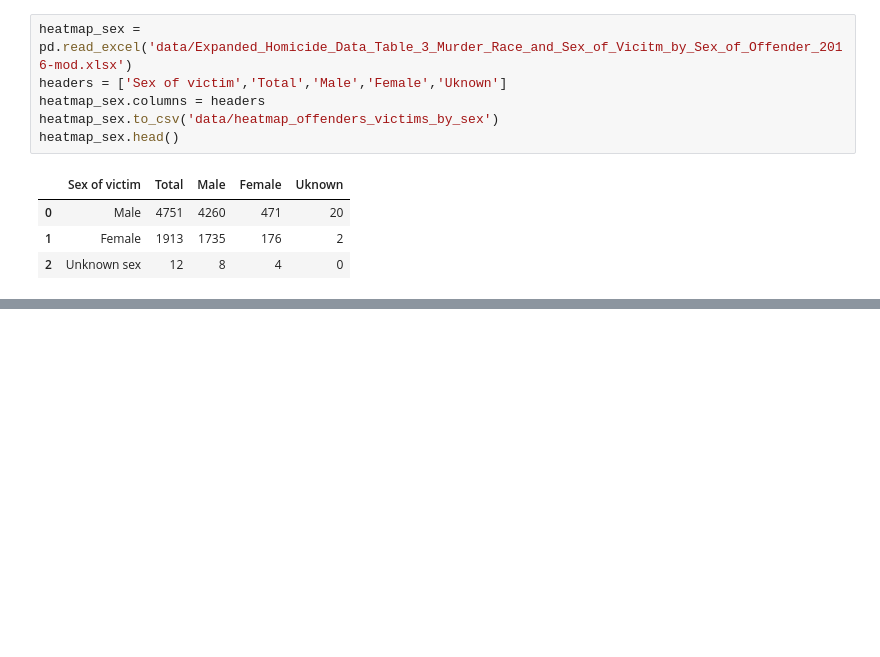
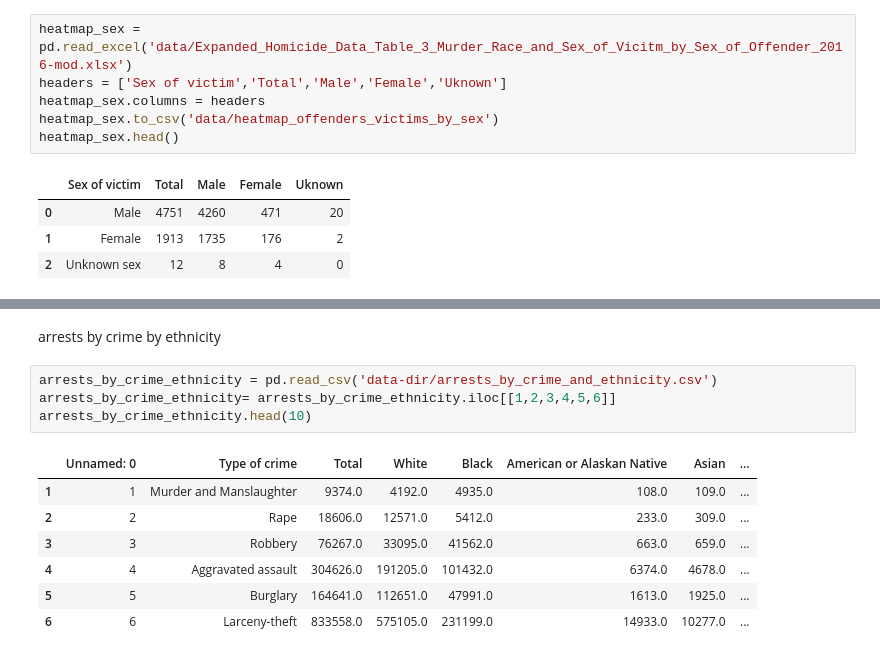
Before and after one commit to JahnabDutta/dv-min-project, a Jupyter notebook: app.ipynb, the cells around one changed output, grey strips where cells are left out. Saved outputs shown, nothing was run; the diff lists cells and outputs as text; blank space fills up the shorter version.

```diff
--- a/app.ipynb
+++ b/app.ipynb
@@ -214,0 +198,14 @@ import geopandas as gpd
+# %% [markdown]
+arrests by crime by ethnicity
+# %%
+arrests_by_crime_ethnicity = pd.read_csv('data-dir/arrests_by_crime_and_ethnicity.csv')
+arrests_by_crime_ethnicity= arrests_by_crime_ethnicity.iloc[[1,2,3,4,5,6]]
+arrests_by_crime_ethnicity.head(10)
+# %% [output]
+|  | Unnamed: 0 | Type of crime | Total | White | Black | American or Alaskan Native | Asian | ... |
+| 1 | 1 | Murder and Manslaughter | 9374.0 | 4192.0 | 4935.0 | 108.0 | 109.0 | ... |
+| 2 | 2 | Rape | 18606.0 | 12571.0 | 5412.0 | 233.0 | 309.0 | ... |
+| 3 | 3 | Robbery | 76267.0 | 33095.0 | 41562.0 | 663.0 | 659.0 | ... |
+| 4 | 4 | Aggravated assault | 304626.0 | 191205.0 | 101432.0 | 6374.0 | 4678.0 | ... |
+| 5 | 5 | Burglary | 164641.0 | 112651.0 | 47991.0 | 1613.0 | 1925.0 | ... |
+| 6 | 6 | Larceny-theft | 833558.0 | 575105.0 | 231199.0 | 14933.0 | 10277.0 | ... |
```
Also changed, not shown: parts of 4 cells of this notebook, 4 other files.
